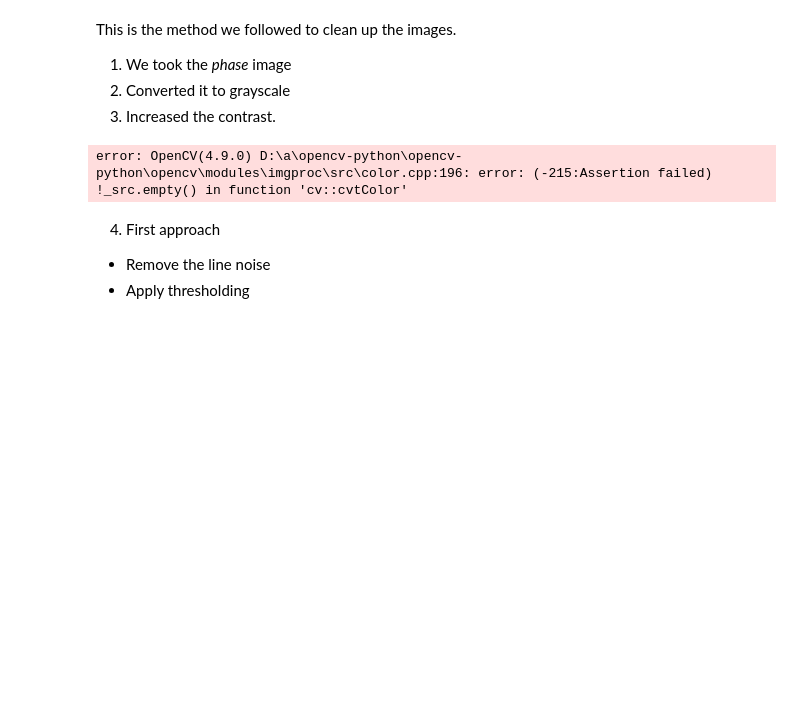
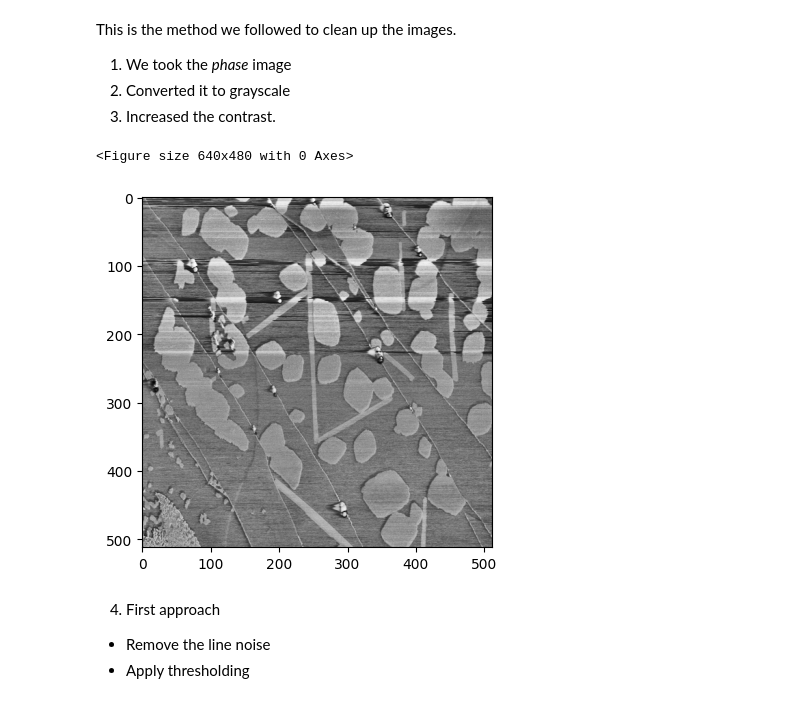
Before and after one commit to anushka-220/Machine-Learning, a Jupyter notebook: Denoise/masking.ipynb, the cells around one changed output. Cells and saved outputs as stored; diff of their text form; code cells hidden in the pictures; blank space fills up the shorter version.

```diff
--- a/Denoise/masking.ipynb
+++ b/Denoise/masking.ipynb
@@ -8,47 +8,25 @@ This is the method we followed to clean up the images.
 2. Converted it to grayscale
 3. Increased the contrast.
 # %%
+# PREPROCESSING
+
 # Read the image
-image = cv2.imread('')
-image2 = cv2.imread('D:\\Pranav\\Pictures\\Saved D:\\Pranav\\Pictures\\Saved Pictures\\1_amplitude.jpgPictures\\1_phase.jpg')
-mask = np.zeros_like(image2)
+image = cv2.imread('D:\\Pranav\\Pictures\\Saved Pictures\\1_amplitude.jpg')
+image2 = cv2.imread('D:\\Pranav\\Pictures\\Saved Pictures\\1_phase.jpg ')
+
 # Convert the image to grayscale
 gray_amp = cv2.cvtColor(image, cv2.COLOR_BGR2GRAY)
 gray_phase = cv2.cvtColor(image2, cv2.COLOR_RGB2GRAY)
 
 # histogram equalisation (increases contrast)
 #equalized_image_phase = cv2.equalizeHist(gray_phase)
 
-#CLAHE (Contrast Limited Adaptive Histogram Equalization)
+#CLAHE (Contrast Limited Adaptive Histogram Equalization) is another way to increase contrast
 clahe = cv2.createCLAHE(clipLimit=2.0, tileGridSize=(8, 8))
 equalized_image_phase = clahe.apply(gray_phase)
-
-#
-
-#thresholding
-_, thresholded = cv2.threshold(equalized_image_phase, 130, 255, cv2.THRESH_BINARY)
-
-
-# Apply edge detection using Canny
-edges = cv2.Canny(gray_amp,200, 300, apertureSize=3)
-edges2 = cv2.Canny(gray_phase,65,75,apertureSize=3)
-
-# Find contours in the binary image
-#contours, _ = cv2.findContours(thresholded, cv2.RETR_EXTERNAL, cv2.CHAIN_APPROX_SIMPLE)
-# draw contours
-#cv2.drawContours(mask, contours, -1, (255,255,255), thickness=1)
-plt.set_cmap("grey")
-plt.figure(figsize=(21,10))
-plt.subplot(2,4,1)
-plt.imshow(equalized_image_phase)
-#plt.subplot(2,4,2)
-# plt.imshow(thresholded)
-# plt.subplot(2,4,3)
-#plt.imshow(mask)
-
-plt.show()
 # %% [output]
-error: OpenCV(4.9.0) D:\a\opencv-python\opencv-python\opencv\modules\imgproc\src\color.cpp:196: error: (-215:Assertion failed) !_src.empty() in function 'cv::cvtColor'
+<Figure size 640x480 with 0 Axes>
+[figure, added]
 # %% [markdown]
 4. First approach
 * Remove the line noise
```
Also changed, not shown: parts of 1 cell of this notebook.
